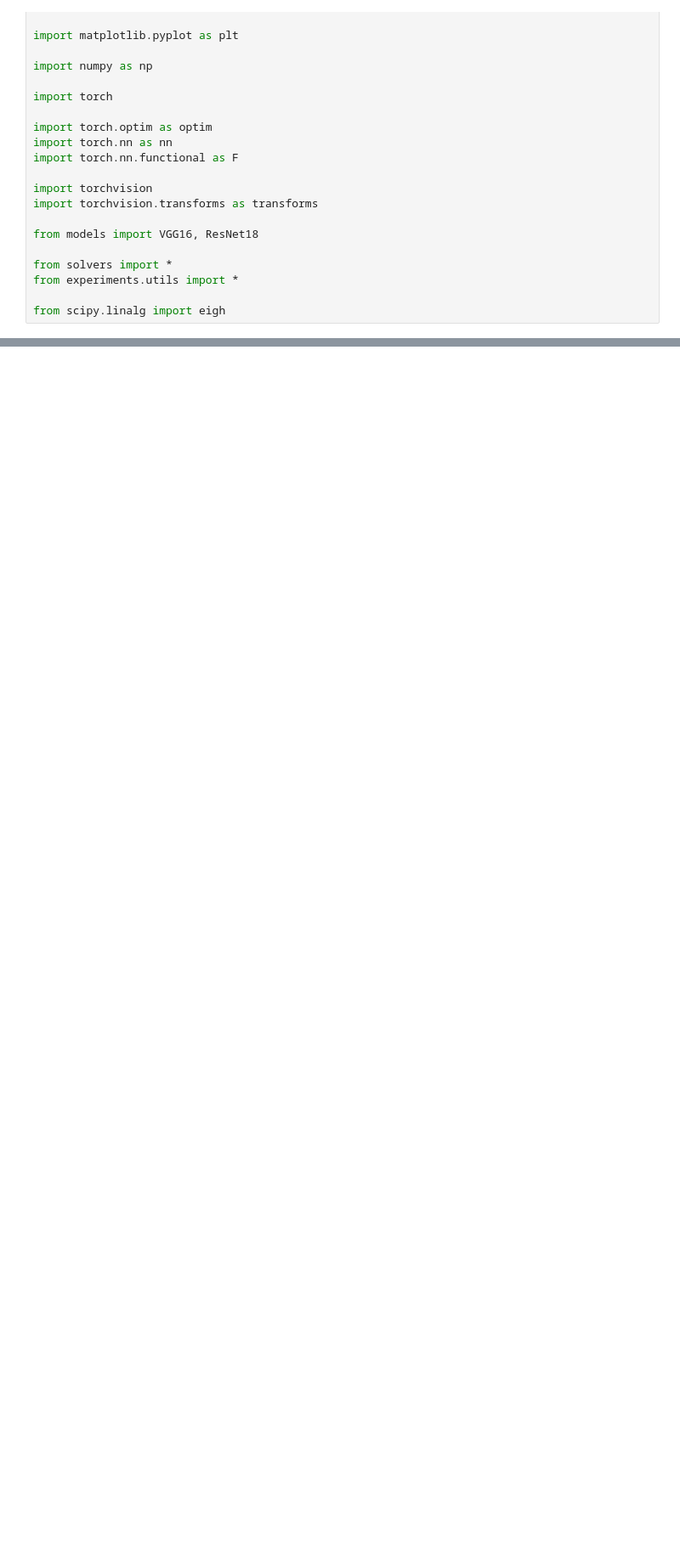
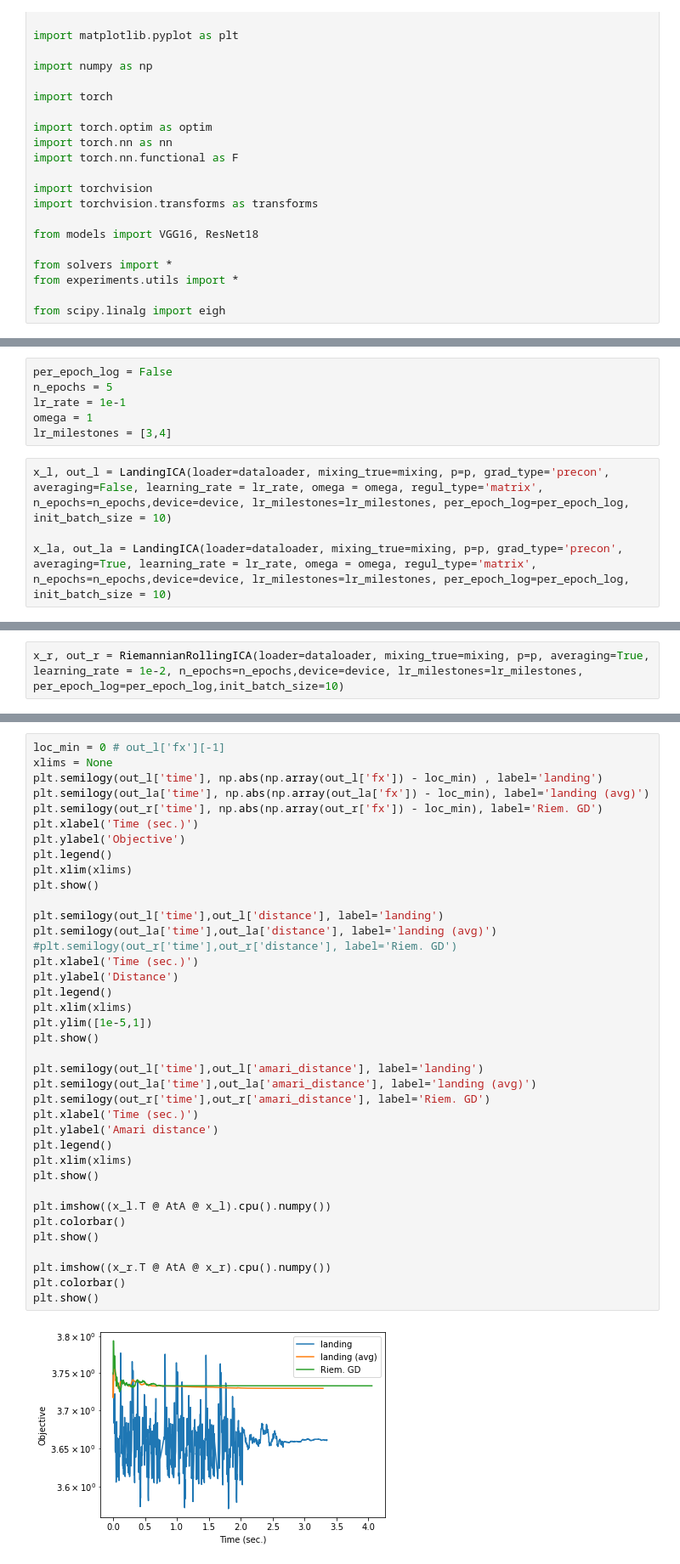
Before and after one commit to simonvary/landing-generalized-stiefel, a Jupyter notebook: test_ICA.ipynb, the cells around one changed output, grey strips where cells are left out. Shown at 85% size. Drawn from its saved outputs; the diff is of its cells as text; blank space fills up the shorter version.

```diff
--- a/test_ICA.ipynb
+++ b/test_ICA.ipynb
@@ -47,0 +60,10 @@ p = 10
+# %%
+per_epoch_log = False
+n_epochs = 5
+lr_rate = 1e-1
+omega = 1
+lr_milestones = [3,4]
+# %%
+x_l, out_l = LandingICA(loader=dataloader, mixing_true=mixing, p=p, grad_type='precon', averaging=False, learning_rate = lr_rate, omega = omega, regul_type='matrix', n_epochs=n_epochs,device=device, lr_milestones=lr_milestones, per_epoch_log=per_epoch_log, init_batch_size = 10)
+
+x_la, out_la = LandingICA(loader=dataloader, mixing_true=mixing, p=p, grad_type='precon', averaging=True, learning_rate = lr_rate, omega = omega, regul_type='matrix', n_epochs=n_epochs,device=device, lr_milestones=lr_milestones, per_epoch_log=per_epoch_log, init_batch_size = 10)
@@ -47,0 +88,2 @@ p = 10
+# %%
+x_r, out_r = RiemannianRollingICA(loader=dataloader, mixing_true=mixing, p=p, averaging=True, learning_rate = 1e-2, n_epochs=n_epochs,device=device, lr_milestones=lr_milestones, per_epoch_log=per_epoch_log,init_batch_size=10)
@@ -47,0 +108,40 @@ p = 10
+# %%
+loc_min = 0 # out_l['fx'][-1]
+xlims = None
+plt.semilogy(out_l['time'], np.abs(np.array(out_l['fx']) - loc_min) , label='landing')
+plt.semilogy(out_la['time'], np.abs(np.array(out_la['fx']) - loc_min), label='landing (avg)')
+plt.semilogy(out_r['time'], np.abs(np.array(out_r['fx']) - loc_min), label='Riem. GD')
+plt.xlabel('Time (sec.)')
+plt.ylabel('Objective')
+plt.legend()
+plt.xlim(xlims)
+plt.show()
+
+plt.semilogy(out_l['time'],out_l['distance'], label='landing')
+plt.semilogy(out_la['time'],out_la['distance'], label='landing (avg)')
+#plt.semilogy(out_r['time'],out_r['distance'], label='Riem. GD')
+plt.xlabel('Time (sec.)')
+plt.ylabel('Distance')
+plt.legend()
+plt.xlim(xlims)
+plt.ylim([1e-5,1])
+plt.show()
+
+plt.semilogy(out_l['time'],out_l['amari_distance'], label='landing')
+plt.semilogy(out_la['time'],out_la['amari_distance'], label='landing (avg)')
+plt.semilogy(out_r['time'],out_r['amari_distance'], label='Riem. GD')
+plt.xlabel('Time (sec.)')
+plt.ylabel('Amari distance')
+plt.legend()
+plt.xlim(xlims)
+plt.show()
+
+plt.imshow((x_l.T @ AtA @ x_l).cpu().numpy())
+plt.colorbar()
+plt.show()
+
+plt.imshow((x_r.T @ AtA @ x_r).cpu().numpy())
+plt.colorbar()
+plt.show()
+# %% [output]
+[figure, added]
```
Also changed, not shown: parts of 15 cells of this notebook, 11 other files.
